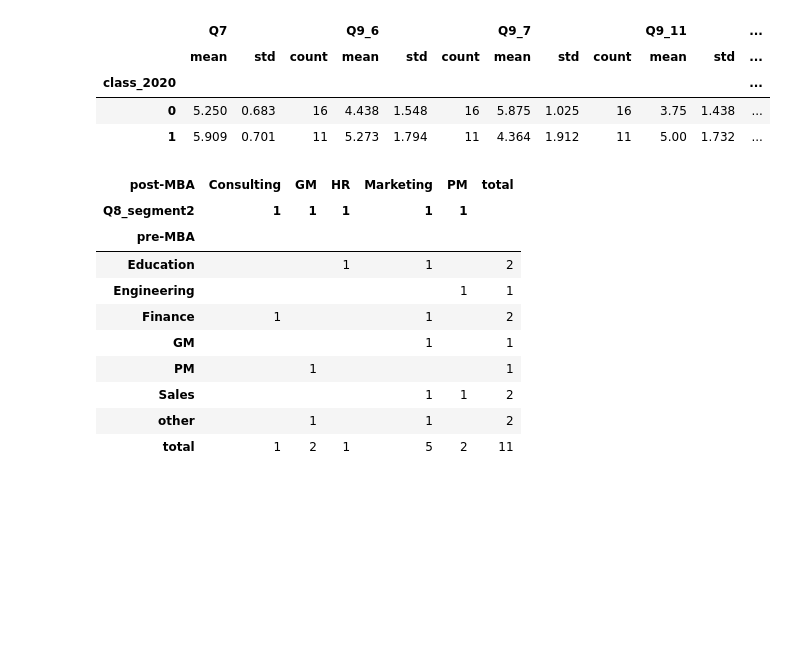
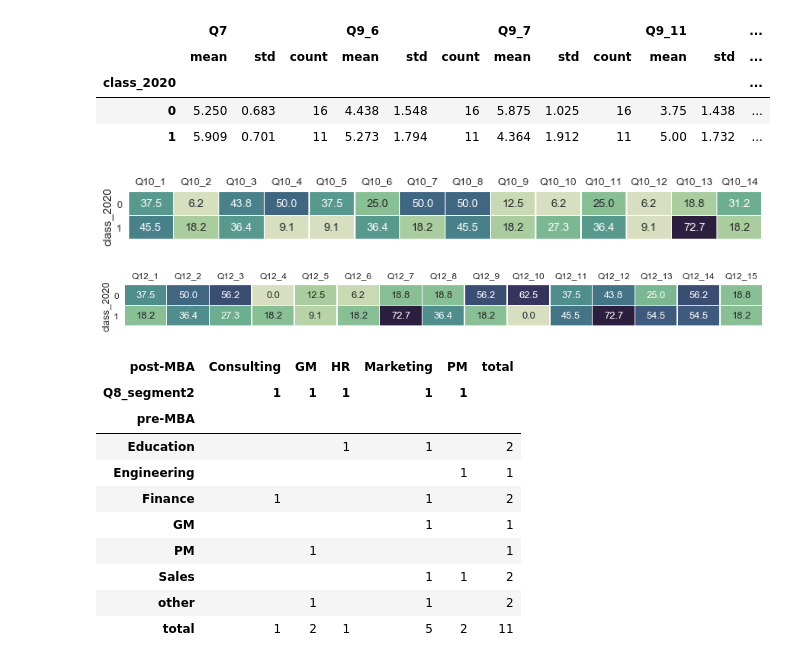
Before and after one commit to kl884/COVID-19-Test-Positive-Rate, a Jupyter notebook: SPMI (not related to COVID-19)/SPMI Survey.ipynb, the cells around one changed output. Drawn from its saved outputs; the diff is of its cells as text; code cells hidden in the pictures; blank space fills up the shorter version.

```diff
--- a/SPMI (not related to COVID-19)/SPMI Survey.ipynb
+++ b/SPMI (not related to COVID-19)/SPMI Survey.ipynb
@@ -1190,8 +1192,8 @@ groupby_pct(Q12, segment= df['is_SPMI'], figsize= (14,1))
 # SPMI Analysis by Graduation Year
 # %%
 # Create a subset of SPMI data
-SPMI= df.loc[df['immersion'] == 'SPMI'].copy()
-SPMI.reset_index(inplace= True)
+SPMI= df.loc[df['immersion'] == 'SPMI'].fillna(0)
+#SPMI.reset_index(inplace= True)
 # %%
 # T-test for SPMI class of 2020 vs. 2021 on overall satisfaction
 multi_ttest_1d(SPMI, 'class_2020', 'Q7', alpha= 0.05, violinplot= True)
@@ -1253,6 +1255,16 @@ SPMI[['Q7', 'Q9_6', 'Q9_7', 'Q9_11']].groupby(SPMI['class_2020']).agg(['mean', '
 | class_2020 |  |  |  |  |  |  |  |  |  |  |  | ... |
 | 0 | 5.250 | 0.683 | 16 | 4.438 | 1.548 | 16 | 5.875 | 1.025 | 16 | 3.75 | 1.438 | ... |
 | 1 | 5.909 | 0.701 | 11 | 5.273 | 1.794 | 11 | 4.364 | 1.912 | 11 | 5.00 | 1.732 | ... |
+# %%
+# Q10 proportion by class in SPMI
+groupby_pct(SPMI[Q10.columns.values], segment= SPMI['class_2020'], figsize= (13,1))
+# %% [output]
+[figure, added]
+# %%
+# Q12 proportion by class in SPMI
+groupby_pct(SPMI[Q12.columns.values], segment= SPMI['class_2020'], figsize= (15,1))
+# %% [output]
+[figure, added]
 # %%
 # Class of 2020 SPMI by career
 SPMI_2020= SPMI.loc[SPMI['class_2020'] == 1]
```
Also changed, not shown: parts of 5 cells of this notebook.
